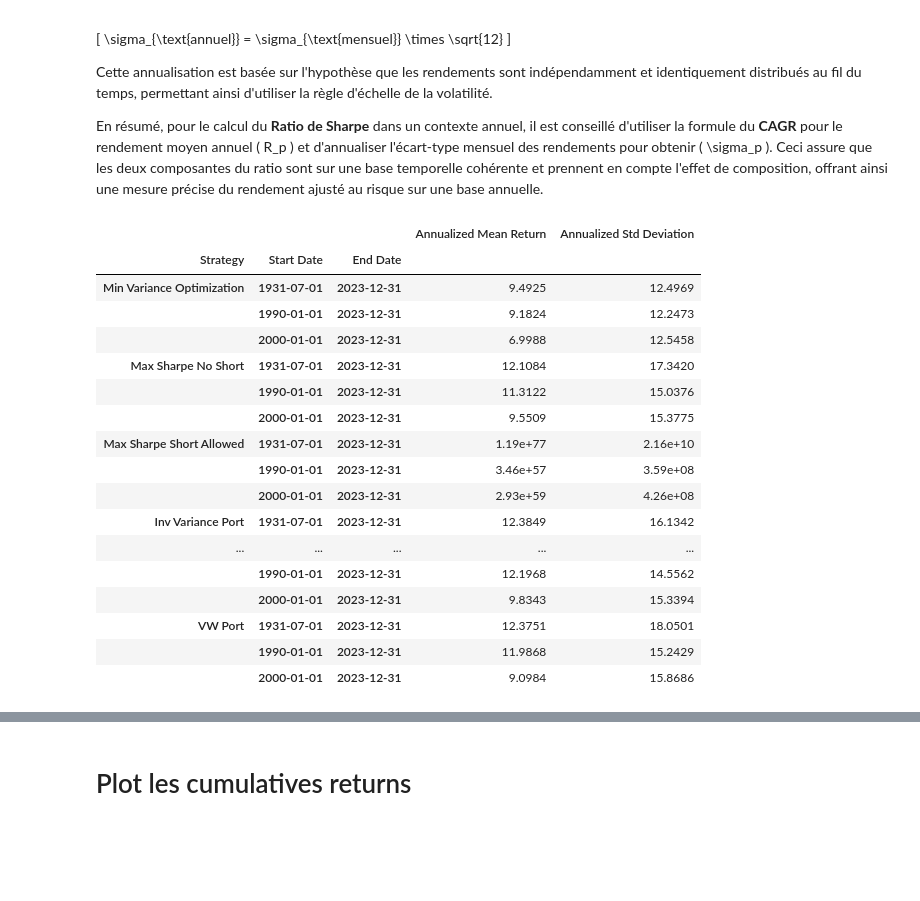
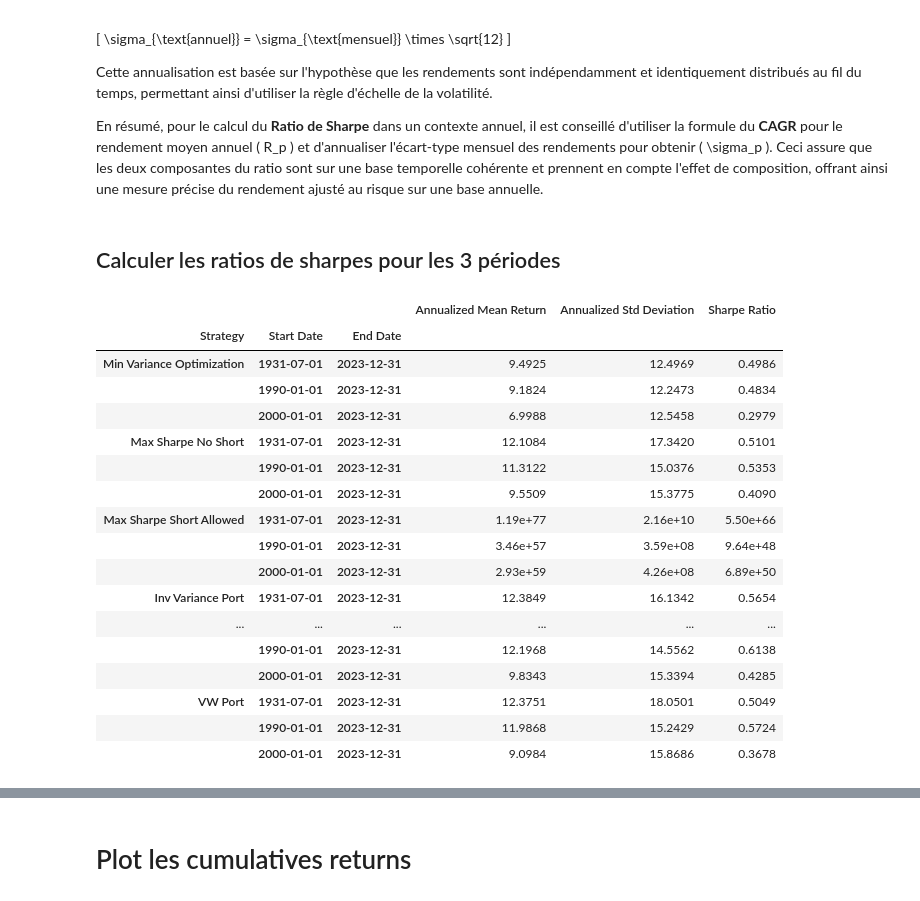
Before and after one commit to ThomasDeConinck/Gestion-de-Portefeuille-Devoir-2, a Jupyter notebook: Partie A/Partie_A_TP2.ipynb, the cells around one changed output, grey strips where cells are left out. Drawn from its saved outputs; the diff is of its cells as text; code cells hidden in the pictures; blank space fills up the shorter version.

```diff
--- a/Partie A/Partie_A_TP2.ipynb
+++ b/Partie A/Partie_A_TP2.ipynb
@@ -820,6 +820,8 @@ Pour l'écart-type annuel des rendements du portefeuille \( \sigma_p \), l'annua
 Cette annualisation est basée sur l'hypothèse que les rendements sont indépendamment et identiquement distribués au fil du temps, permettant ainsi d'utiliser la règle d'échelle de la volatilité.
 
 En résumé, pour le calcul du **Ratio de Sharpe** dans un contexte annuel, il est conseillé d'utiliser la formule du **CAGR** pour le rendement moyen annuel \( R_p \) et d'annualiser l'écart-type mensuel des rendements pour obtenir \( \sigma_p \). Ceci assure que les deux composantes du ratio sont sur une base temporelle cohérente et prennent en compte l'effet de composition, offrant ainsi une mesure précise du rendement ajusté au risque sur une base annuelle.
+# %% [markdown]
+## Calculer les ratios de sharpes pour les 3 périodes
 # %%
 def format_value(val, strategy, decimal_format='{:,.4f}', exponential_format='{:,.2e}'):
     """
@@ -896,33 +912,33 @@ def calculate_annualized_statistics(strategies_results, periods):
 # %%
 strategies_results = {
     'Min Variance Optimization': min_variance_short_allowed,
     'Max Sharpe No Short': max_sharpe_no_short,
     'Max Sharpe Short Allowed': max_sharpe_short_allowed,
     'Inv Variance Port': inv_variance_weights,
     'Inv Volatility Port': inv_volatility_weights,
     'EW Port': equal_weights,
     'VW Port': market_cap_weights
 }
 periods = [('1931-07-01', '2023-12-31'), ('1990-01-01', '2023-12-31'), ('2000-01-01', '2023-12-31')]
 
-stats = calculate_annualized_statistics(strategies_results, periods)
-stats
+Sharpe_ratio_df = annualized_statistics_and_sharpe_ratios(strategies_results, periods, df_rf)
+Sharpe_ratio_df
 # %% [output]
-|  |  |  | Annualized Mean Return | Annualized Std Deviation |
-| Strategy | Start Date | End Date |  |  |
-| Min Variance Optimization | 1931-07-01 | 2023-12-31 | 9.4925 | 12.4969 |
-|  | 1990-01-01 | 2023-12-31 | 9.1824 | 12.2473 |
-|  | 2000-01-01 | 2023-12-31 | 6.9988 | 12.5458 |
-| Max Sharpe No Short | 1931-07-01 | 2023-12-31 | 12.1084 | 17.3420 |
-|  | 1990-01-01 | 2023-12-31 | 11.3122 | 15.0376 |
-|  | 2000-01-01 | 2023-12-31 | 9.5509 | 15.3775 |
-| Max Sharpe Short Allowed | 1931-07-01 | 2023-12-31 | 1.19e+77 | 2.16e+10 |
-|  | 1990-01-01 | 2023-12-31 | 3.46e+57 | 3.59e+08 |
-|  | 2000-01-01 | 2023-12-31 | 2.93e+59 | 4.26e+08 |
-| Inv Variance Port | 1931-07-01 | 2023-12-31 | 12.3849 | 16.1342 |
-| ... | ... | ... | ... | ... |
-|  | 1990-01-01 | 2023-12-31 | 12.1968 | 14.5562 |
-|  | 2000-01-01 | 2023-12-31 | 9.8343 | 15.3394 |
-| VW Port | 1931-07-01 | 2023-12-31 | 12.3751 | 18.0501 |
-|  | 1990-01-01 | 2023-12-31 | 11.9868 | 15.2429 |
-|  | 2000-01-01 | 2023-12-31 | 9.0984 | 15.8686 |
+|  |  |  | Annualized Mean Return | Annualized Std Deviation | Sharpe Ratio |
+| Strategy | Start Date | End Date |  |  |  |
+| Min Variance Optimization | 1931-07-01 | 2023-12-31 | 9.4925 | 12.4969 | 0.4986 |
+|  | 1990-01-01 | 2023-12-31 | 9.1824 | 12.2473 | 0.4834 |
+|  | 2000-01-01 | 2023-12-31 | 6.9988 | 12.5458 | 0.2979 |
+| Max Sharpe No Short | 1931-07-01 | 2023-12-31 | 12.1084 | 17.3420 | 0.5101 |
+|  | 1990-01-01 | 2023-12-31 | 11.3122 | 15.0376 | 0.5353 |
+|  | 2000-01-01 | 2023-12-31 | 9.5509 | 15.3775 | 0.4090 |
+| Max Sharpe Short Allowed | 1931-07-01 | 2023-12-31 | 1.19e+77 | 2.16e+10 | 5.50e+66 |
+|  | 1990-01-01 | 2023-12-31 | 3.46e+57 | 3.59e+08 | 9.64e+48 |
+|  | 2000-01-01 | 2023-12-31 | 2.93e+59 | 4.26e+08 | 6.89e+50 |
+| Inv Variance Port | 1931-07-01 | 2023-12-31 | 12.3849 | 16.1342 | 0.5654 |
+| ... | ... | ... | ... | ... | ... |
+|  | 1990-01-01 | 2023-12-31 | 12.1968 | 14.5562 | 0.6138 |
+|  | 2000-01-01 | 2023-12-31 | 9.8343 | 15.3394 | 0.4285 |
+| VW Port | 1931-07-01 | 2023-12-31 | 12.3751 | 18.0501 | 0.5049 |
+|  | 1990-01-01 | 2023-12-31 | 11.9868 | 15.2429 | 0.5724 |
+|  | 2000-01-01 | 2023-12-31 | 9.0984 | 15.8686 | 0.3678 |
```
Also changed, not shown: parts of 3 cells of this notebook, 2 other files.
